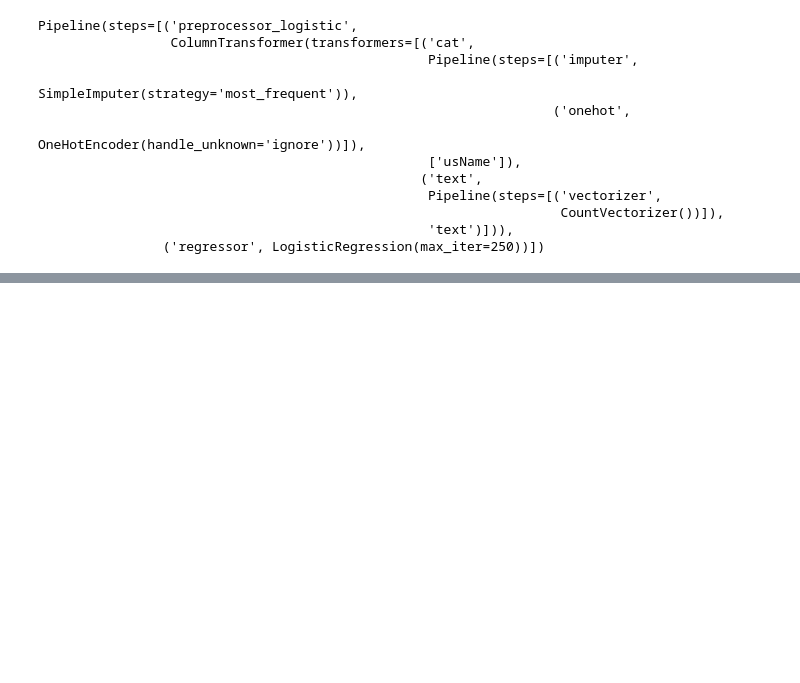
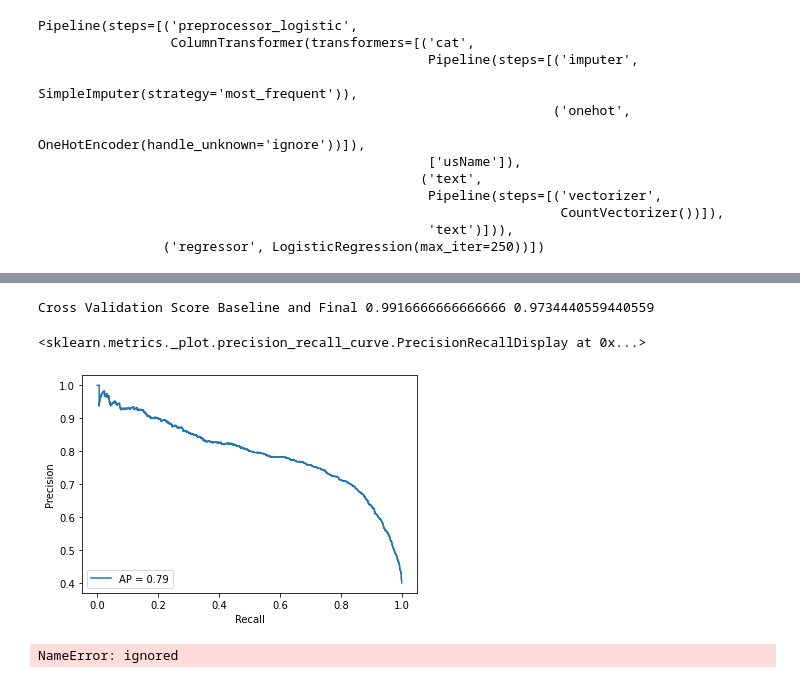
Before and after one commit to akutayaydin/NLP-Twitter-NewsClassification-ML-Model, a Jupyter notebook: Twitter_NLP_v8.ipynb, the cells around one changed output, grey strips where cells are left out. Cells and saved outputs as stored; diff of their text form; code cells hidden in the pictures; blank space fills up the shorter version.

```diff
--- a/Twitter_NLP_v8.ipynb
+++ b/Twitter_NLP_v8.ipynb
@@ -765,0 +893,5 @@ df_section.info()
+# %%
+X_train, X_test,y_train,y_test = train_test_split(X,y, test_size =0.2, random_state= 42)
+# %%
+radom_forest_model_base = random_forest_base.fit(X_train,y_train)
+random_forest_model = random_forest.fit(X_train,y_train)
@@ -765,0 +947,11 @@ df_section.info()
+# %%
+#Hyper Parameter Tuning
+#GridSearchCV
+random_param = {'random_forest__n_estimators': [50,100,200]}
+#It takes too much time to calculate. The parameters below can also be used to find best parameters
+#random_param = {'random_forest__n_estimators': [50, 100],
+#   'random_forest__max_depth': [5, 10],
+#    'random_forest__min_samples_split': [2, 5],
+#    'random_forest__min_samples_leaf': [1, 2]}
+grid_search_base = GridSearchCV(random_forest_base,random_param, scoring = 'precision', cv =5)
+grid_search_base.fit(X_train,y_train)
@@ -765,0 +1032,33 @@ df_section.info()
+# %%
+print('Cross Validation Score Baseline and Final {} {}' .format(cv_results_base.mean(),cv_results_final.mean()))
+# %% [output]
+Cross Validation Score Baseline and Final 0.9916666666666666 0.9734440559440559
+# %%
+#Optimize Threshold
+
+# Predict the probabilities of the test data
+y_pred_base_prob = grid_search_base.predict_proba(X_test)
+
+y_pred_base_prob_class_1 = y_pred_base_prob[:,1] #Get Business Classified Data
+
+ap = average_precision_score(y_test, y_pred_base_prob_class_1)
+#print(ap)
+
+precision, recall, threshold = precision_recall_curve(y_test, y_pred_base_prob_class_1)
+prd = PrecisionRecallDisplay(precision, recall, average_precision=ap)
+prd.plot()
+# %% [output]
+<sklearn.metrics._plot.precision_recall_curve.PrecisionRecallDisplay at 0x...>
+[figure, added]
+# %%
+# Calculate the threshold that gives the best precision score
+thresholds = np.arange(0, 1, 0.01)
+precision_scores = []
+for threshold in thresholds:
+    y_pred_threshold = (y_pred_base_prob_class_1 >= threshold)
+    precision_scores.append(precision_score(y_test, y_pred_threshold))
+
+best_threshold = thresholds[np.argmax(precision_scores)]
+print("Best threshold for precision:", best_threshold)
+# %% [output]
+NameError: ignored
```
Also changed, not shown: parts of 48 cells of this notebook.
